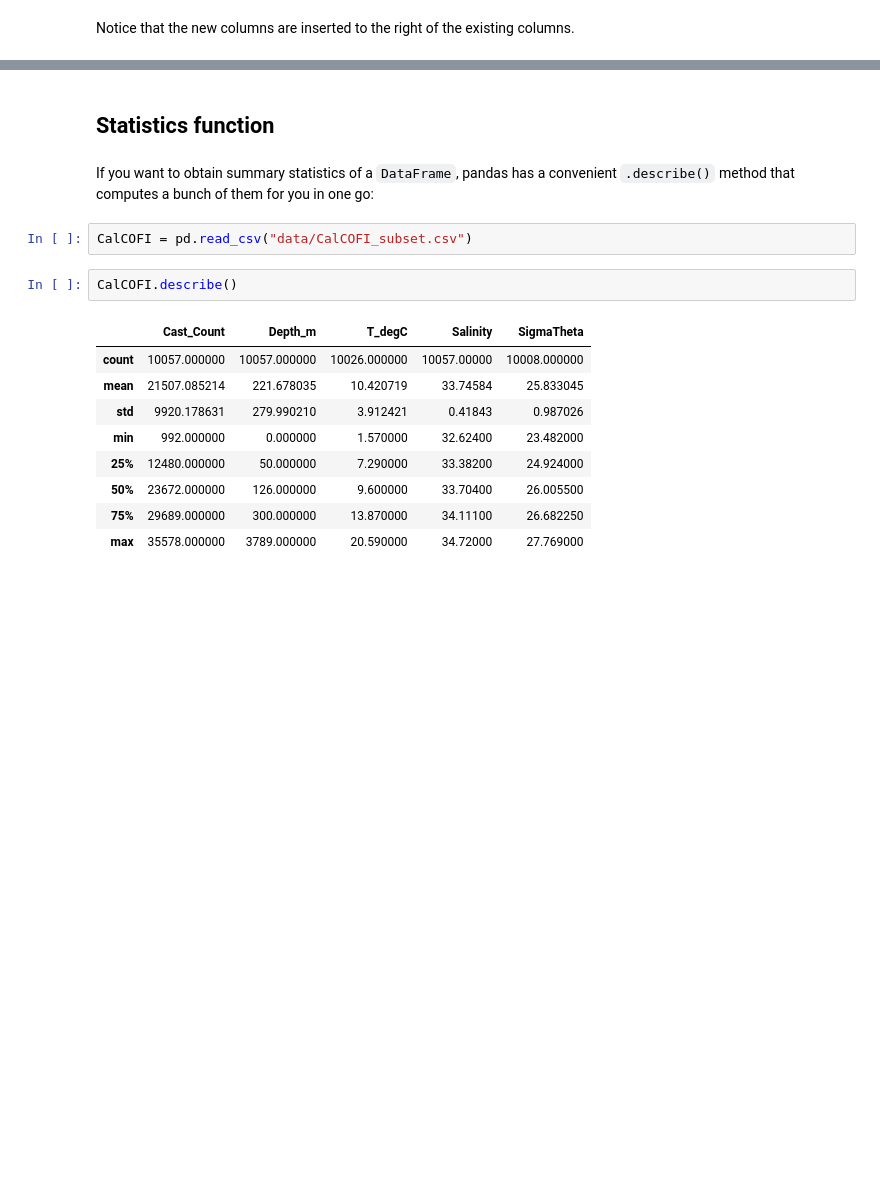
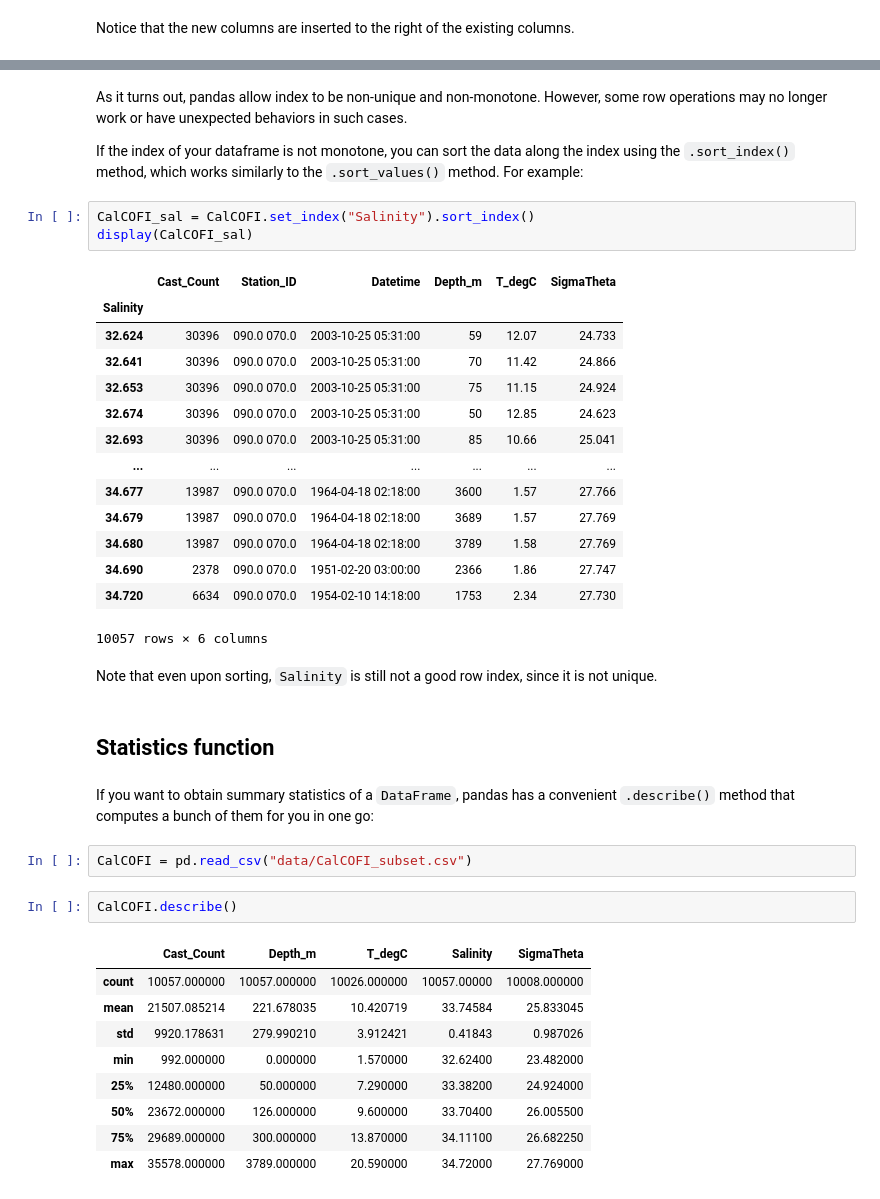
Before and after one commit to OCEAN-215-2025/preclass, a Jupyter notebook: week_06/pandas_operations.ipynb, the cells around one changed output, grey strips where cells are left out. Saved outputs shown, nothing was run; the diff lists cells and outputs as text; blank space fills up the shorter version.

Commit message:
Added examples of semantic row indices

```diff
--- a/week_06/pandas_operations.ipynb
+++ b/week_06/pandas_operations.ipynb
@@ -361,3 +443,27 @@ Notice that the new columns are inserted to the right of the existing columns.
+# %% [markdown]
+As it turns out, pandas allow index to be non-unique and non-monotone. However, some row operations may no longer work or have unexpected behaviors in such cases.
+
+If the index of your dataframe is not monotone, you can sort the data along the index using the `.sort_index()` method, which works similarly to the `.sort_values()` method. For example:
+# %%
+CalCOFI_sal = CalCOFI.set_index("Salinity").sort_index()
+display(CalCOFI_sal)
+# %% [output]
+|  | Cast_Count | Station_ID | Datetime | Depth_m | T_degC | SigmaTheta |
+| Salinity |  |  |  |  |  |  |
+| 32.624 | 30396 | 090.0 070.0 | 2003-10-25 05:31:00 | 59 | 12.07 | 24.733 |
+| 32.641 | 30396 | 090.0 070.0 | 2003-10-25 05:31:00 | 70 | 11.42 | 24.866 |
+| 32.653 | 30396 | 090.0 070.0 | 2003-10-25 05:31:00 | 75 | 11.15 | 24.924 |
+| 32.674 | 30396 | 090.0 070.0 | 2003-10-25 05:31:00 | 50 | 12.85 | 24.623 |
+| 32.693 | 30396 | 090.0 070.0 | 2003-10-25 05:31:00 | 85 | 10.66 | 25.041 |
+| ... | ... | ... | ... | ... | ... | ... |
+| 34.677 | 13987 | 090.0 070.0 | 1964-04-18 02:18:00 | 3600 | 1.57 | 27.766 |
+| 34.679 | 13987 | 090.0 070.0 | 1964-04-18 02:18:00 | 3689 | 1.57 | 27.769 |
+| 34.680 | 13987 | 090.0 070.0 | 1964-04-18 02:18:00 | 3789 | 1.58 | 27.769 |
+| 34.690 | 2378 | 090.0 070.0 | 1951-02-20 03:00:00 | 2366 | 1.86 | 27.747 |
+| 34.720 | 6634 | 090.0 070.0 | 1954-02-10 14:18:00 | 1753 | 2.34 | 27.730 |
+10057 rows × 6 columns
+# %% [markdown]
+Note that even upon sorting, `Salinity` is still not a good row index, since it is not unique.
 # %% [markdown]
 ## Statistics function
 # %% [markdown]
```
Also changed, not shown: parts of 14 cells of this notebook.
